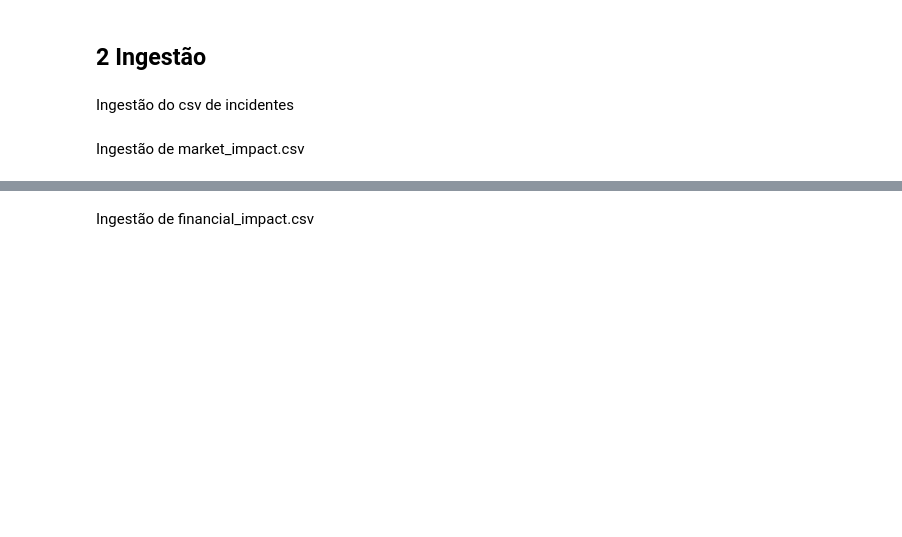
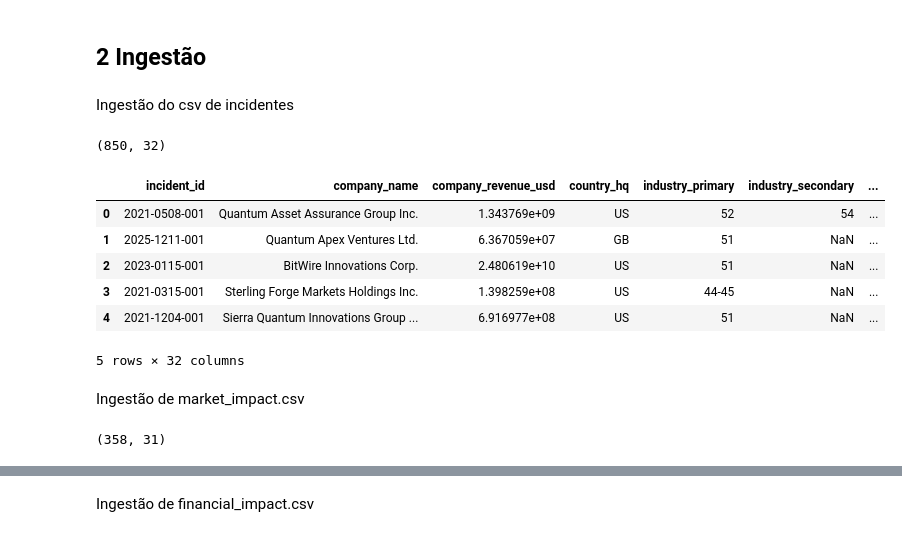
Before and after one commit to CoelhoGoes/pipeline-cybersecurity-breach-impact-dataset, a Jupyter notebook: src/main.ipynb, the cells around one changed output, grey strips where cells are left out. Cells and saved outputs as stored; diff of their text form; code cells hidden in the pictures; blank space fills up the shorter version.

```diff
--- a/src/main.ipynb
+++ b/src/main.ipynb
@@ -47,6 +44,20 @@ BRONZE_PATH = pathlib.Path("../data/bronze")
 Ingestão do csv de incidentes
 # %%
 df_incidents = pd.read_csv(ORIGIN_PATH / "incidents_master.csv")
+# %%
+df_incidents.shape
+# %% [output]
+(850, 32)
+# %%
+df_incidents.head(5)
+# %% [output]
+|  | incident_id | company_name | company_revenue_usd | country_hq | industry_primary | industry_secondary | ... |
+| 0 | 2021-0508-001 | Quantum Asset Assurance Group Inc. | 1.343769e+09 | US | 52 | 54 | ... |
+| 1 | 2025-1211-001 | Quantum Apex Ventures Ltd. | 6.367059e+07 | GB | 51 | NaN | ... |
+| 2 | 2023-0115-001 | BitWire Innovations Corp. | 2.480619e+10 | US | 51 | NaN | ... |
+| 3 | 2021-0315-001 | Sterling Forge Markets Holdings Inc. | 1.398259e+08 | US | 44-45 | NaN | ... |
+| 4 | 2021-1204-001 | Sierra Quantum Innovations Group ... | 6.916977e+08 | US | 51 | NaN | ... |
+5 rows × 32 columns
 # %%
 # Modificar df_incidents: colocar nomes das colunas em maiúsculo e adicionar novas colunas de data e fonte de ingestão.
 df_incidents.columns = df_incidents.columns.str.upper()
@@ -58,3 +69,7 @@ df_incidents.to_parquet(BRONZE_PATH / "incidents.parquet", index=False)
 Ingestão de market_impact.csv
 # %%
 df_market = pd.read_csv(ORIGIN_PATH / "market_impact.csv")
+# %%
+df_market.shape
+# %% [output]
+(358, 31)
```
Also changed, not shown: parts of 14 cells of this notebook.
